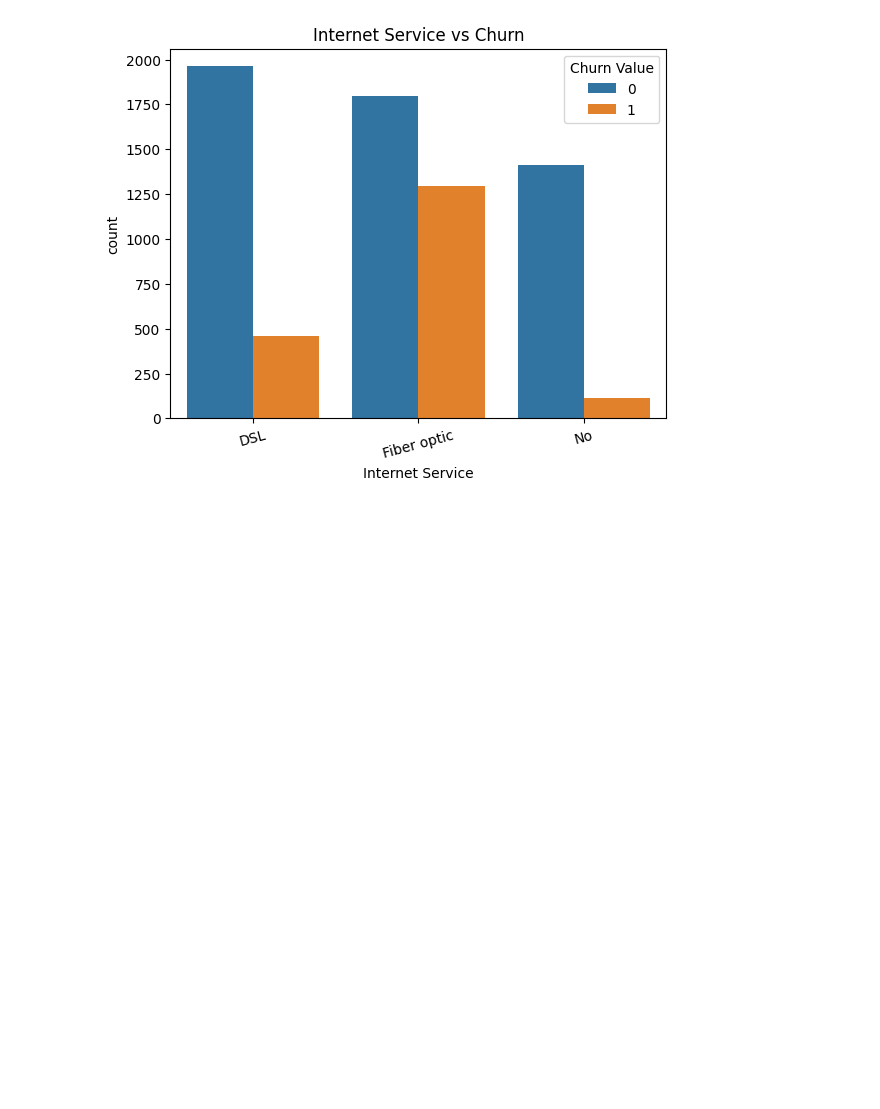
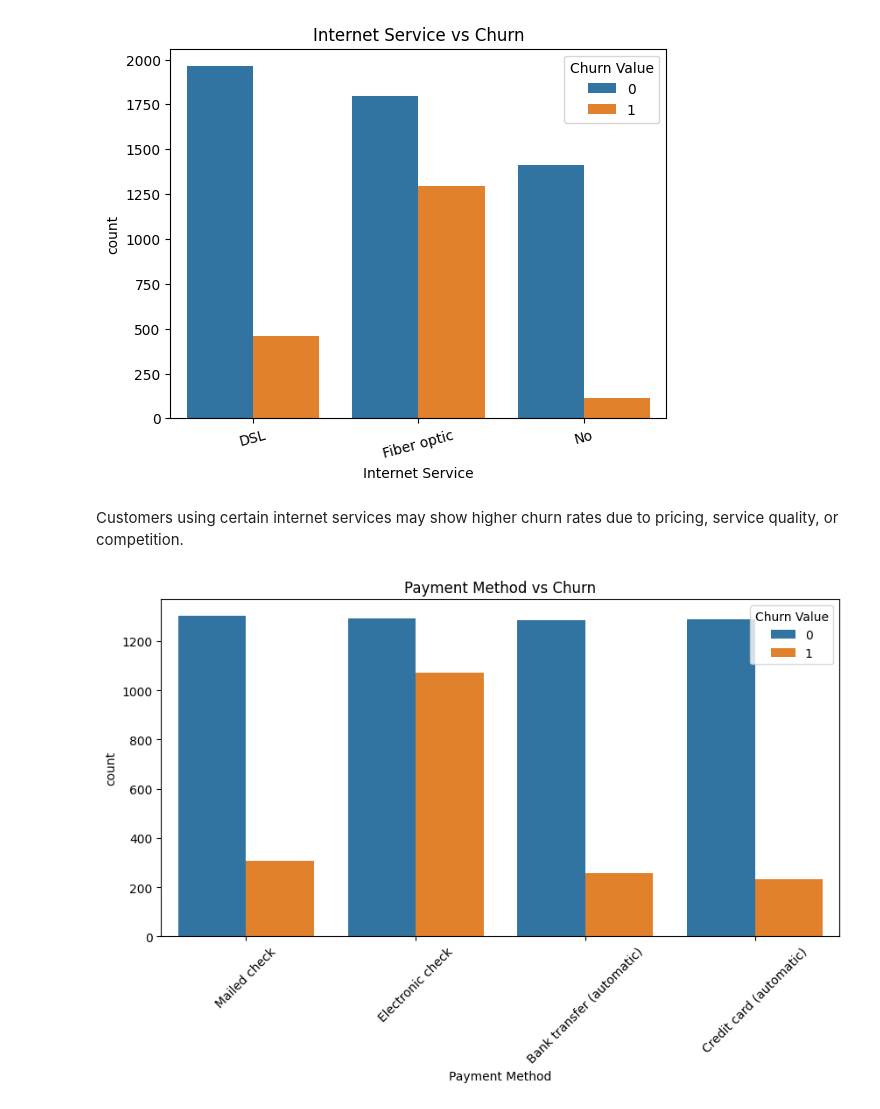
Before and after one commit to shiivu18/churn_Analytics, a Jupyter notebook: notebooks/01_data_understanding.ipynb, the cells around one changed output. Cells and saved outputs as stored; diff of their text form; code cells hidden in the pictures; blank space fills up the shorter version.

Commit message:
payment method vs churn

```diff
--- a/notebooks/01_data_understanding.ipynb
+++ b/notebooks/01_data_understanding.ipynb
@@ -222,3 +222,15 @@ plt.xticks(rotation=15)
 plt.show()
 # %% [output]
 [figure]
+# %% [markdown]
+Customers using certain internet services may show higher churn rates due to pricing, service quality, or competition.
+# %%
+plt.figure(figsize=(10,5))
+
+sns.countplot(x='Payment Method', hue='Churn Value', data=df)
+
+plt.title("Payment Method vs Churn")
+plt.xticks(rotation=45)
+plt.show()
+# %% [output]
+[figure, added]
```
